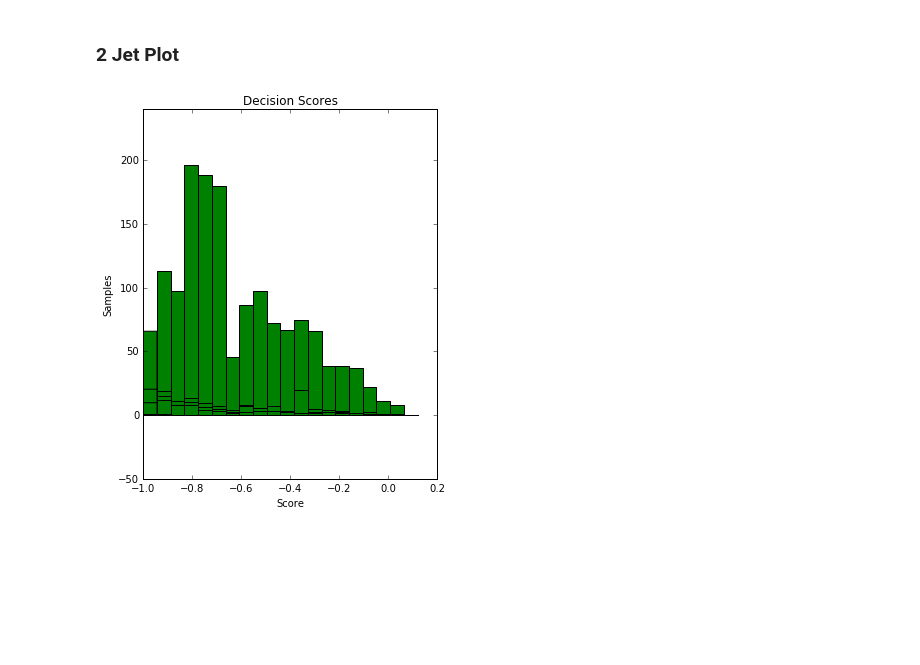
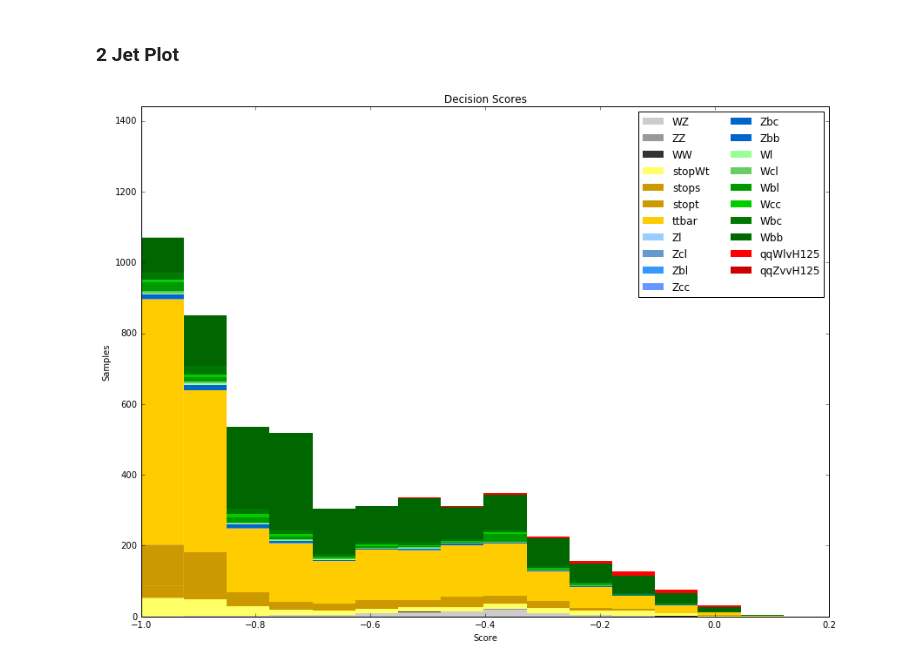
Before and after one commit to jimpala/msci-hep, a Jupyter notebook: skl_analysis/BDT_tune.ipynb, the cells around one changed output. Drawn from its saved outputs; the diff is of its cells as text; code cells hidden in the pictures; blank space fills up the shorter version.

Commit message:
VHbb replica kFolded hist completed.

```diff
--- a/skl_analysis/BDT_tune.ipynb
+++ b/skl_analysis/BDT_tune.ipynb
@@ -107,7 +107,7 @@ SF_map_2jet = {
 	'ZZ': 1.13,
 	'WZ': 1.13,
 	'qqZvvH125': 0.20,
-	'qqWlvH125': 0.20
+	'qqWlvH125': 1.0
 }
 # %% [markdown]
 ### Data Handling
@@ -211,7 +211,7 @@ bdt_k2_2jet.fit(X_k2_2jet, Y_k2_2jet, sample_weight=weights_k2_2jet)
 # K1 BDT tests on K2 data, and vice-versa.
 output_k1_2jet = np.array(bdt_k1_2jet.decision_function(X_k2_2jet))
 output_k2_2jet = np.array(bdt_k2_2jet.decision_function(X_k1_2jet))
-output_2jet = np.append(output_k2_2jet, output_k1_2jet)
+output_2jet = np.append(output_k1_2jet, output_k2_2jet)
 # %% [markdown]
 ### Hyperparameter Scan
 # %%
@@ -235,33 +235,47 @@ def hyperparam_scan(mva, param_grid, X, Y):
 # %%
 # Plot decision histogram.
 plot_range = (output_2jet.min(), output_2jet.max())
-plt.subplot(122)
 
-plot_colors = 2*"r" + 12*"g" + "y" + 3*"b" + 3*"m"
+plot_colors = ['#CCCCCC', '#999999', '#333333', '#FFFF66', '#CC9900',
+               '#CC9900', '#FFCC00', '#99CCFF', '#6699CC', '#3399FF',
+               '#6699FF', '#0066CC', '#0066CC', '#99FF99', '#66CC66',
+               '#009900', '#00CC00', '#007700', '#006600', '#FF0000',
+               '#CC0000']
+
 plot_step = 0.02
-class_names = ['qqZvvH125', 'qqWlvH125', 'Wbb', 'Wbc', 'Wcc', 'Wbl', 'Wcl', 'Wl',
-               'Zbb', 'Zbc', 'Zcc', 'Zbl', 'Zcl', 'Zl', 'ttbar', 'stopt', 'stops',
-               'stopWt', 'WW', 'ZZ', 'WZ']
+class_names = ['WZ', 'ZZ', 'WW', 'stopWt', 'stops', 'stopt', 'ttbar',
+               'Zl', 'Zcl', 'Zbl', 'Zcc', 'Zbc', 'Zbb', 'Wl', 'Wcl',
+               'Wbl', 'Wcc', 'Wbc', 'Wbb', 'qqWlvH125', 'qqZvvH125']
 
-for n, c in zip(class_names[2:14], plot_colors[2:14]):
+plot_data = []
+plot_weights = []
+for n, c in zip(class_names, plot_colors):
     this_data = output_2jet[X_2jet_processes == n]
     this_weights = weights_2jet[X_2jet_processes == n] * SF_map_2jet[n]
-    plt.hist(this_data,
-             bins=20,
-             weights=this_weights,
-             range=plot_range,
-             facecolor=c,
-             label='%s' % n,
-             stacked=True)
+    plot_data.append(this_data)
+    plot_weights.append(this_weights)
+
+plt.hist(plot_data,
+         bins=15,
+         weights=plot_weights,
+         range=plot_range,
+         rwidth=1,
+         color=plot_colors,
+         label=class_names,
+         stacked=True,
+         edgecolor='None')
 x1, x2, y1, y2 = plt.axis()
 plt.axis((x1, x2, y1, y2 * 1.2))
-# plt.legend(loc='upper right')
+plt.legend(loc='upper right', ncol=2, prop={'size': 12})
 plt.ylabel('Samples')
 plt.xlabel('Score')
 plt.title('Decision Scores')
 
 plt.tight_layout()
 plt.subplots_adjust(wspace=0.35)
+
+plt.savefig('skl_analysis/replica_BDT_kFold_1502_v2')
+
 plt.show()
 # %% [output]
-[figure, old version]
+[figure, new version]
```
Also changed, not shown: parts of 1 cell of this notebook, 2 other files.
